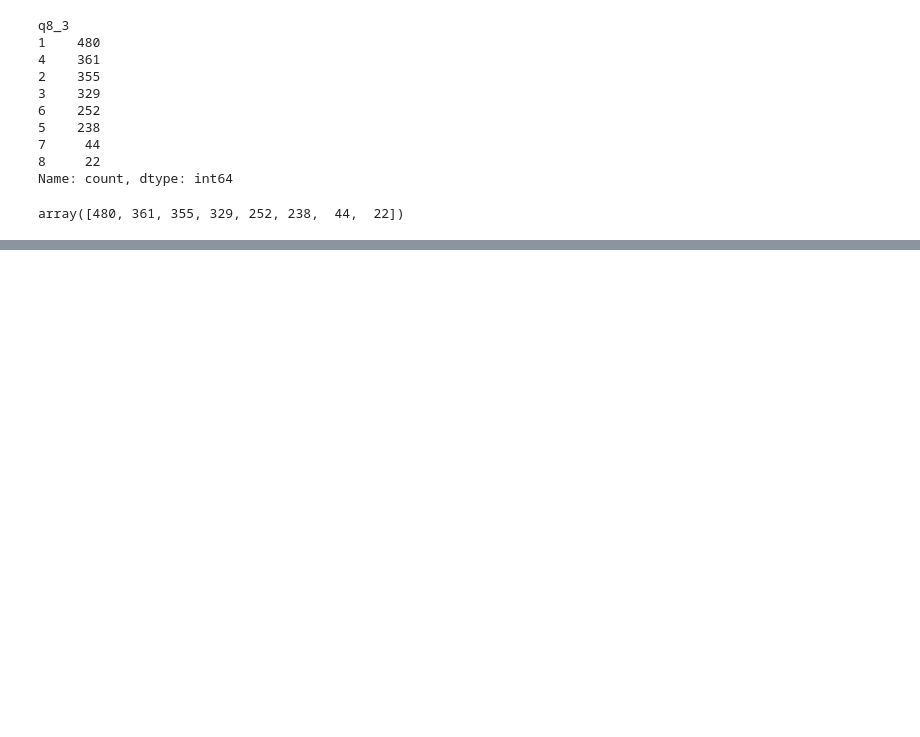
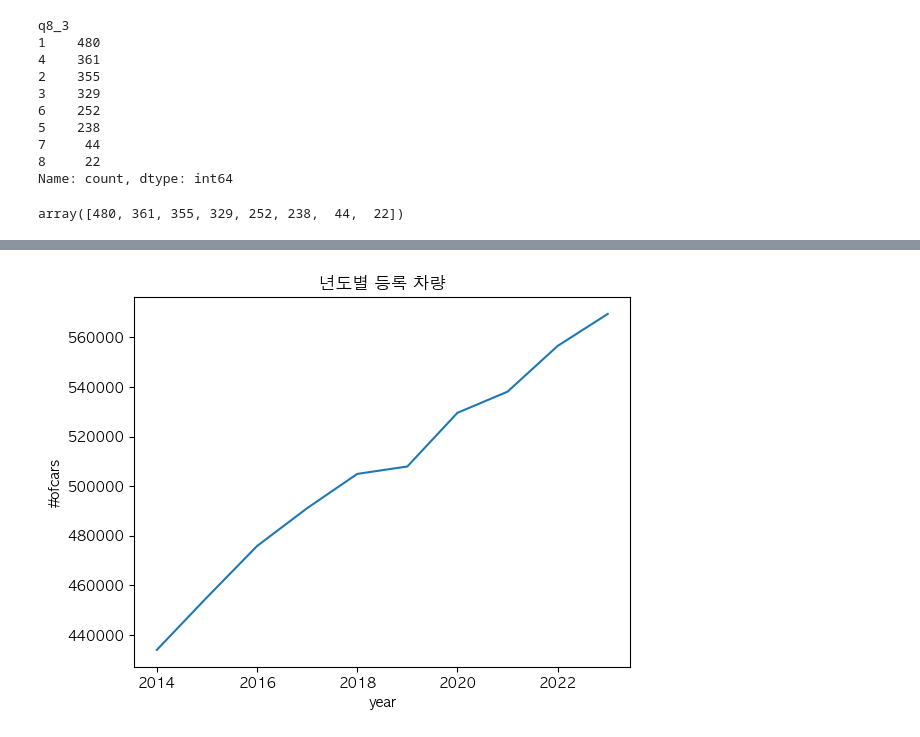
Before and after one commit to HOYUN-Y/Data_projects, a Jupyter notebook: dacon_sri_suwon_data_analysis/수원시_공공데이터_교통부문.ipynb, the cells around one changed output, grey strips where cells are left out. Saved outputs shown, nothing was run; the diff lists cells and outputs as text; code cells hidden in the pictures; blank space fills up the shorter version.

```diff
--- a/dacon_sri_suwon_data_analysis/수원시_공공데이터_교통부문.ipynb
+++ b/dacon_sri_suwon_data_analysis/수원시_공공데이터_교통부문.ipynb
@@ -177,0 +473,3 @@ plt.show()
+# %%
+suwon_data_open_car.drop(['수원시 도시정책지표 공개 데이터', 'Unnamed: 1', 'Unnamed: 2', 'Unnamed: 3','Unnamed: 4'], axis=1, inplace=True)
+suwon_data_open_car.columns = suwon_data_open_car.iloc[0]
@@ -177,0 +481,7 @@ plt.show()
+# %%
+suwon_data_open_car = suwon_data_open_car.drop(suwon_data_open_car.index[0]).reset_index(drop=True)
+# %%
+suwon_data_open_car = suwon_data_open_car.melt(var_name='year', value_name='#ofcars')
+# %%
+suwon_data_open_car['year'] = suwon_data_open_car['year'].astype(int)
+suwon_data_open_car
@@ -177,0 +500,7 @@ plt.show()
+# %%
+sns.lineplot(data=suwon_data_open_car, x='year', y='#ofcars', markers='o',
+             markersize=8)
+plt.title('년도별 등록 차량')
+plt.show()
+# %% [output]
+[figure, added]
```
Also changed, not shown: parts of 33 cells of this notebook.
